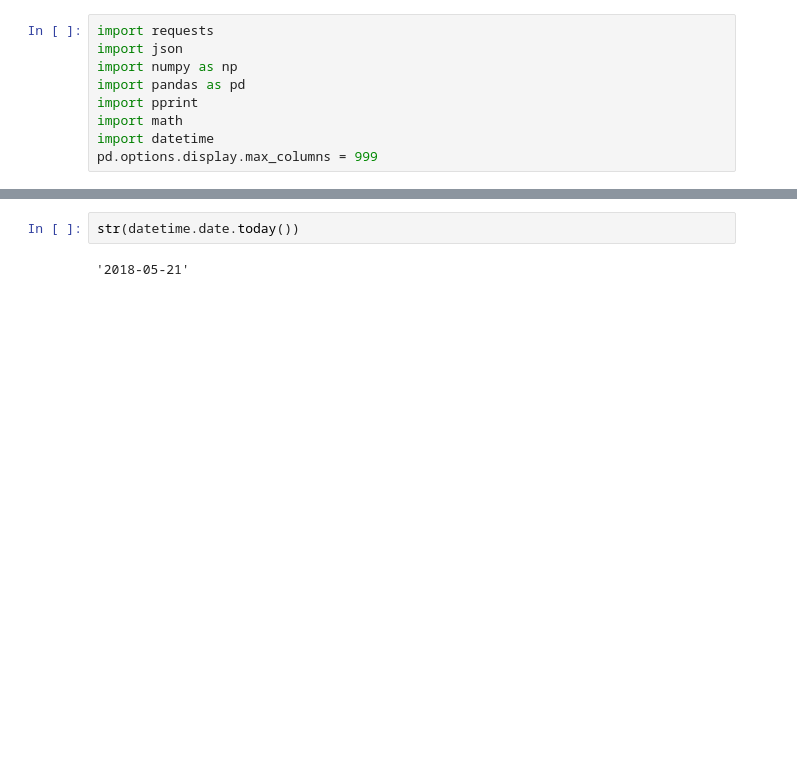
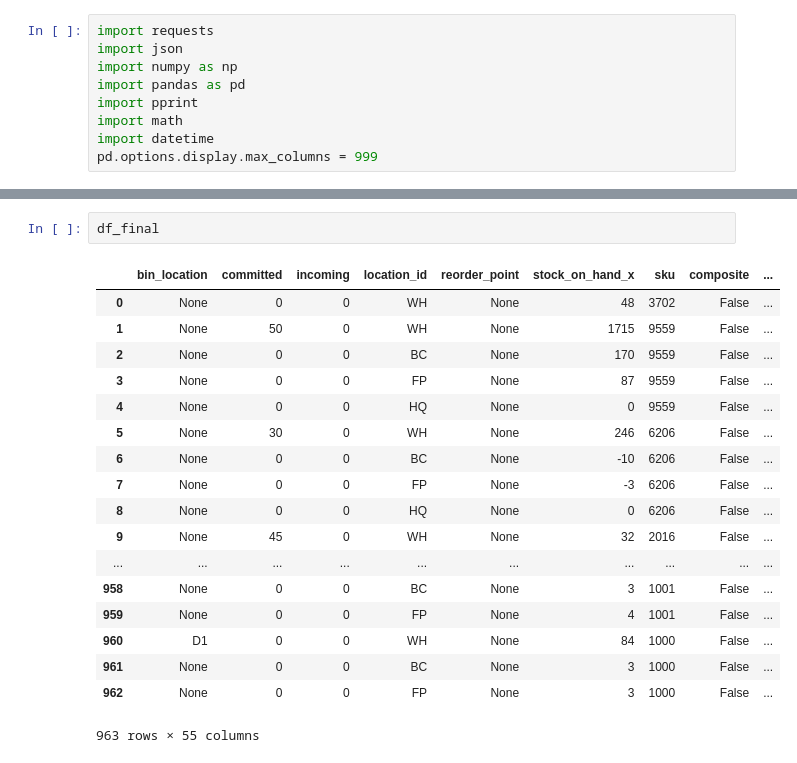
Before and after one commit to jeffl24/geckorizer, a Jupyter notebook: TradeGecko API Requests - Variants Inventory.ipynb, the cells around one changed output, grey strips where cells are left out. Cells and saved outputs as stored; diff of their text form; blank space fills up the shorter version.

```diff
--- a/TradeGecko API Requests - Variants Inventory.ipynb
+++ b/TradeGecko API Requests - Variants Inventory.ipynb
@@ -65,4 +65,21 @@ df_final.to_csv('C:/Users/limzi/OneDrive/Forecasting & Reporting/Jeff Files/Powe
-# %%
-str(datetime.date.today())
-# %% [output]
-'2018-05-21'
+# %%
+df_final
+# %% [output]
+|  | bin_location | committed | incoming | location_id | reorder_point | stock_on_hand_x | sku | composite | ... |
+| 0 | None | 0 | 0 | WH | None | 48 | 3702 | False | ... |
+| 1 | None | 50 | 0 | WH | None | 1715 | 9559 | False | ... |
+| 2 | None | 0 | 0 | BC | None | 170 | 9559 | False | ... |
+| 3 | None | 0 | 0 | FP | None | 87 | 9559 | False | ... |
+| 4 | None | 0 | 0 | HQ | None | 0 | 9559 | False | ... |
+| 5 | None | 30 | 0 | WH | None | 246 | 6206 | False | ... |
+| 6 | None | 0 | 0 | BC | None | -10 | 6206 | False | ... |
+| 7 | None | 0 | 0 | FP | None | -3 | 6206 | False | ... |
+| 8 | None | 0 | 0 | HQ | None | 0 | 6206 | False | ... |
+| 9 | None | 45 | 0 | WH | None | 32 | 2016 | False | ... |
+| ... | ... | ... | ... | ... | ... | ... | ... | ... | ... |
+| 958 | None | 0 | 0 | BC | None | 3 | 1001 | False | ... |
+| 959 | None | 0 | 0 | FP | None | 4 | 1001 | False | ... |
+| 960 | D1 | 0 | 0 | WH | None | 84 | 1000 | False | ... |
+| 961 | None | 0 | 0 | BC | None | 3 | 1000 | False | ... |
+| 962 | None | 0 | 0 | FP | None | 3 | 1000 | False | ... |
+963 rows × 55 columns
```
Also changed, not shown: parts of 1 cell of this notebook, 1 other file.
